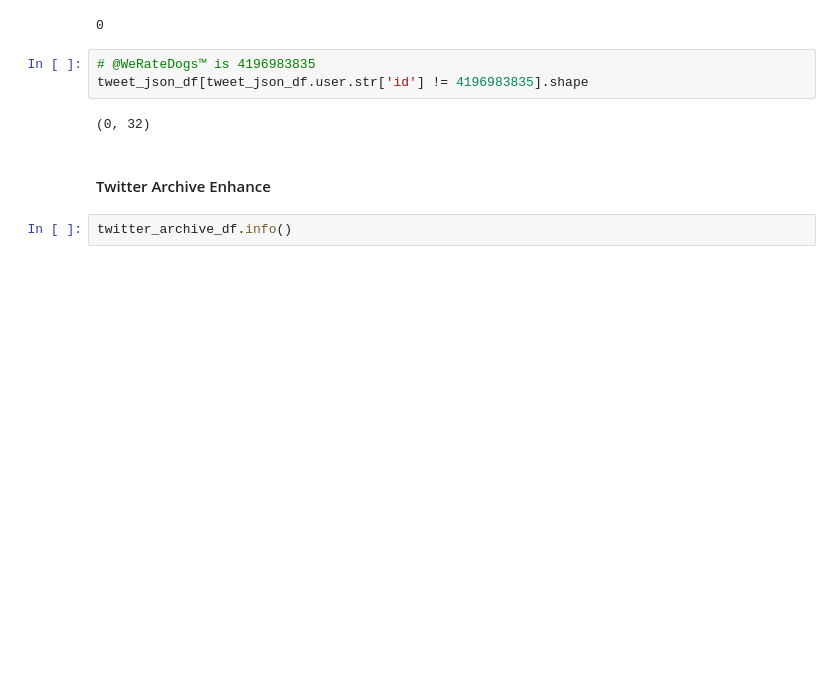
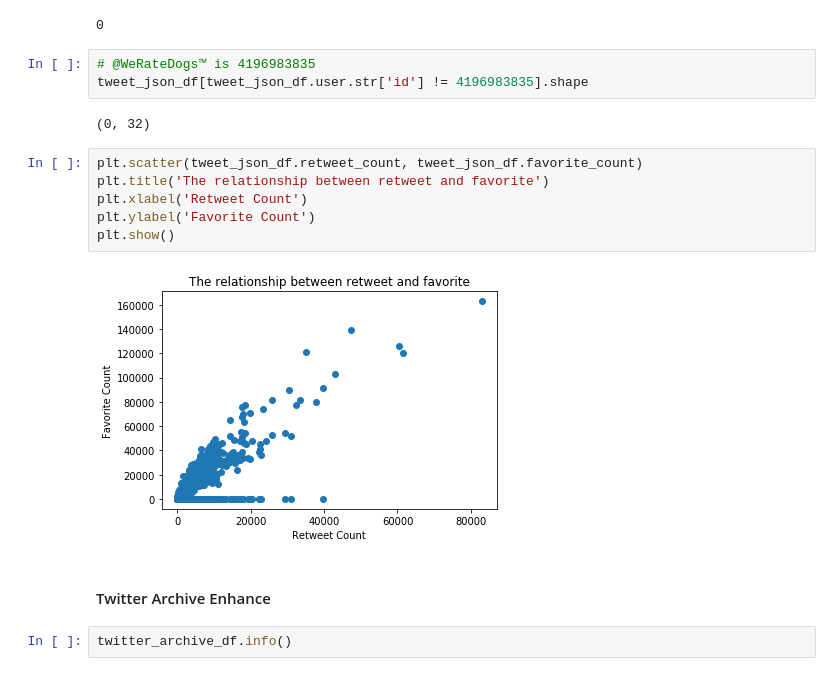
Before and after one commit to MohamedElgohary2012/udacity-wrangle-and-analyze-data, a Jupyter notebook: wrangle_act.ipynb, the cells around one changed output. Cells and saved outputs as stored; diff of their text form; blank space fills up the shorter version.

Commit message:
feat: Visual assessment

```diff
--- a/wrangle_act.ipynb
+++ b/wrangle_act.ipynb
@@ -220,6 +220,14 @@ sum(tweet_json_df.truncated)
 tweet_json_df[tweet_json_df.user.str['id'] != 4196983835].shape
 # %% [output]
 (0, 32)
+# %%
+plt.scatter(tweet_json_df.retweet_count, tweet_json_df.favorite_count)
+plt.title('The relationship between retweet and favorite')
+plt.xlabel('Retweet Count')
+plt.ylabel('Favorite Count')
+plt.show()
+# %% [output]
+[figure, added]
 # %% [markdown]
 #### Twitter Archive Enhance
 # %%
```
Also changed, not shown: parts of 5 cells of this notebook.
